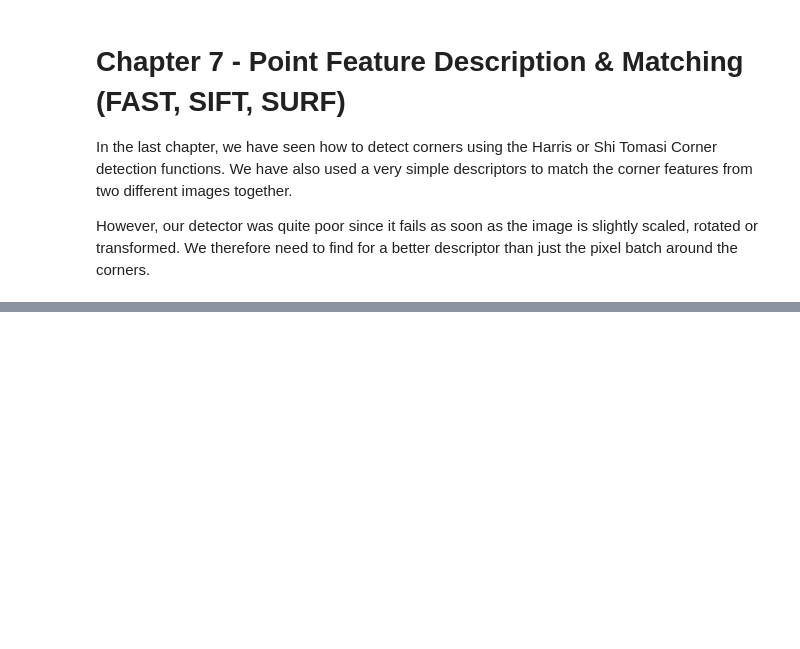
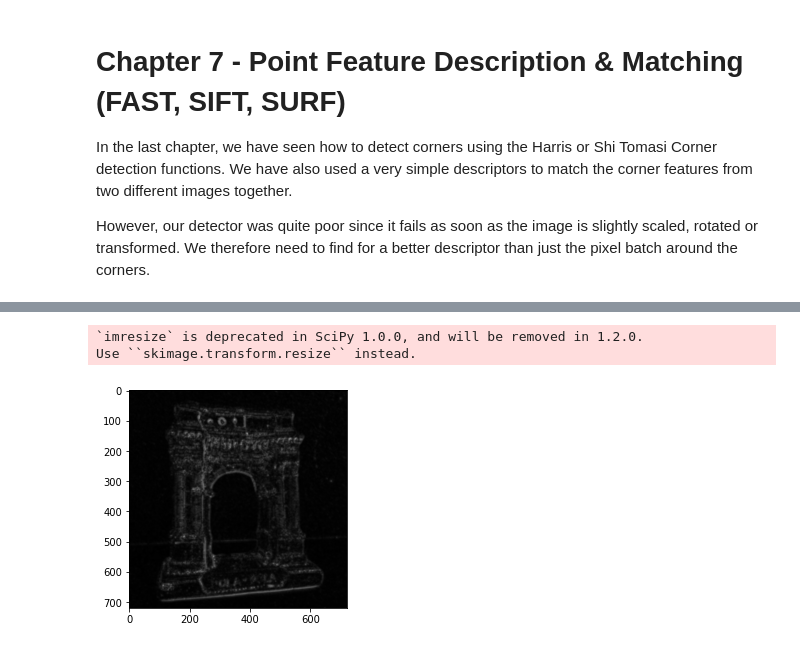
Before and after one commit to polygon-software/python-visual-odometry, a Jupyter notebook: Chapter 7 - Point Feature Description & Matching (FAST, SIFT, SURF).ipynb, the cells around one changed output, grey strips where cells are left out. Saved outputs shown, nothing was run; the diff lists cells and outputs as text; code cells hidden in the pictures; blank space fills up the shorter version.

```diff
--- a/Chapter 7 - Point Feature Description & Matching (FAST, SIFT, SURF).ipynb
+++ b/Chapter 7 - Point Feature Description & Matching (FAST, SIFT, SURF).ipynb
@@ -84,0 +208,24 @@ When we use SIFT Detector with the SIFT descriptor (as it works best), we get as
+# %%
+def computePyramid(img, n_octaves, n_scales, start_sigma=1.6):
+    octaves = []
+    for octave in range(n_octaves):
+        images = []
+        for scale in range(-1, n_scales+2):
+            sigma = 2**(scale/n_scales) * start_sigma
+            scaled_image = resize(img, 0.5**octave)
+            blurred_image = blur(scaled_image, sigma)
+            images.append(blurred_image)
+        dogs = []
+        for i in range(len(images)-1):
+            dog = DoG(images[i], images[i+1])
+            dogs.append(dog)
+        octaves.append(dogs)
+    return octaves
+
+pyramid = computePyramid(img, n_octaves, n_scales, sigma)
+plt.imshow(pyramid[0][0], cmap='gray', interpolation='bicubic')
+plt.show()
+# %% [output]
+`imresize` is deprecated in SciPy 1.0.0, and will be removed in 1.2.0.
+Use ``skimage.transform.resize`` instead.
+[figure, added]
```
Also changed, not shown: parts of 12 cells of this notebook, 2 other files.
